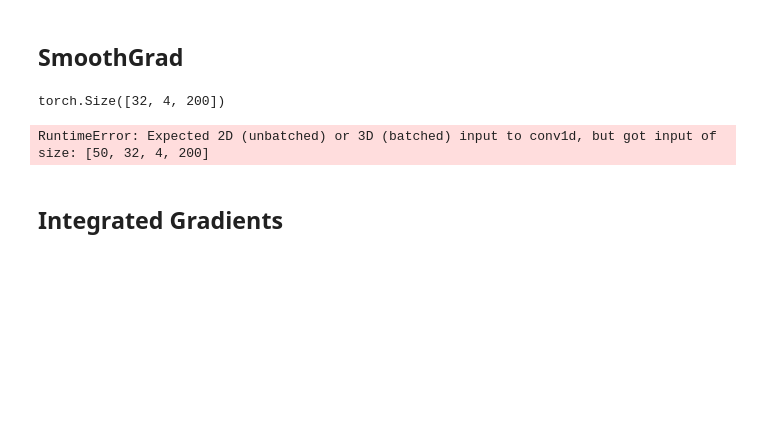
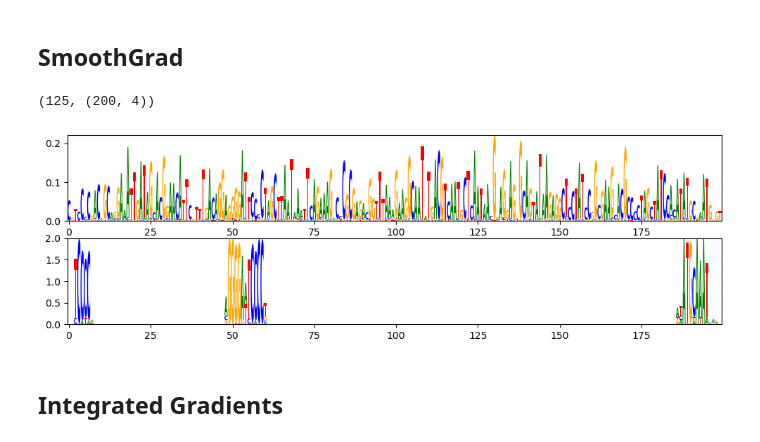
Before and after one commit to rohitkt10/fall_co-op_2023, a Jupyter notebook: experiments/deepbind_synthetic_explain.ipynb, the cells around one changed output. Cells and saved outputs as stored; diff of their text form; code cells hidden in the pictures; blank space fills up the shorter version.

Commit message:
Add smoothgrad

```diff
--- a/experiments/deepbind_synthetic_explain.ipynb
+++ b/experiments/deepbind_synthetic_explain.ipynb
@@ -159,12 +154,25 @@ visualize_saliency_scores(saliency_scores[100], gt_test[100])
 saliency_scores = []
 for inputs, labels in loaders['test']:
     inputs, labels = inputs.to(device), labels.to(device)
-    print(inputs.shape) # [batch_size, channels, seq_len]
+    # print(inputs.shape) # [batch_size, channels, seq_len]
     saliency_scores.append(explainer.smoothgrad(inputs))
-print(saliency_scores[0])
-# %% [output]
-torch.Size([32, 4, 200])
-RuntimeError: Expected 2D (unbatched) or 3D (batched) input to conv1d, but got input of size: [50, 32, 4, 200]
+# %%
+# get saliency score of complete test dataset
+
+smoothgrad_scores = []
+for input_sequence, target_label in loaders['test']:
+    input_sequence, target_label = input_sequence.to(device), target_label.to(device)
+    smoothgrad_score = explainer.smoothgrad(input_sequence)
+    smoothgrad_score = smoothgrad_score.abs().detach().cpu().numpy()[0].T
+    smoothgrad_scores.append(smoothgrad_score)
+# %%
+len(smoothgrad_scores), smoothgrad_scores[0].shape
+# %% [output]
+(125, (200, 4))
+# %%
+visualize_saliency_scores(smoothgrad_scores[0], gt_test[0])
+# %% [output]
+[figure, added]
 # %% [markdown]
 ## Integrated Gradients
 # %%
```
Also changed, not shown: parts of 7 cells of this notebook, 1 other file.
